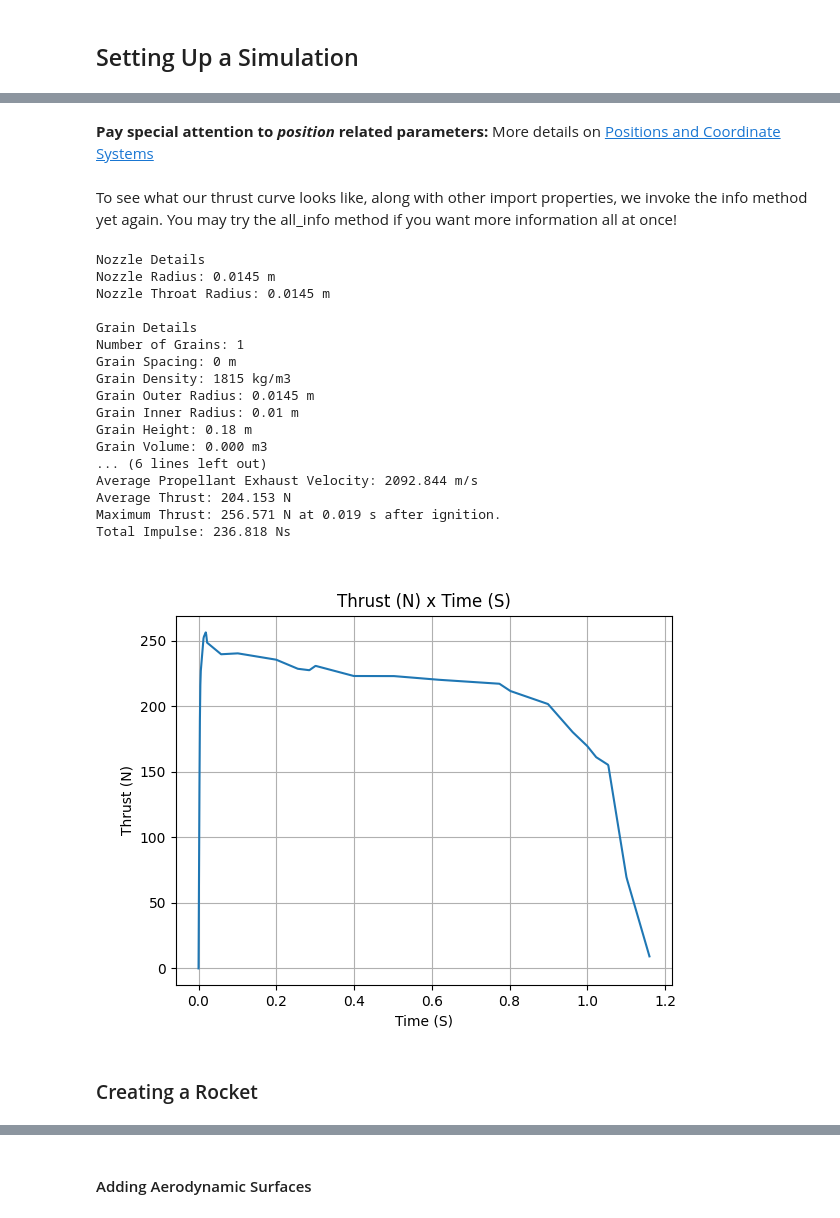
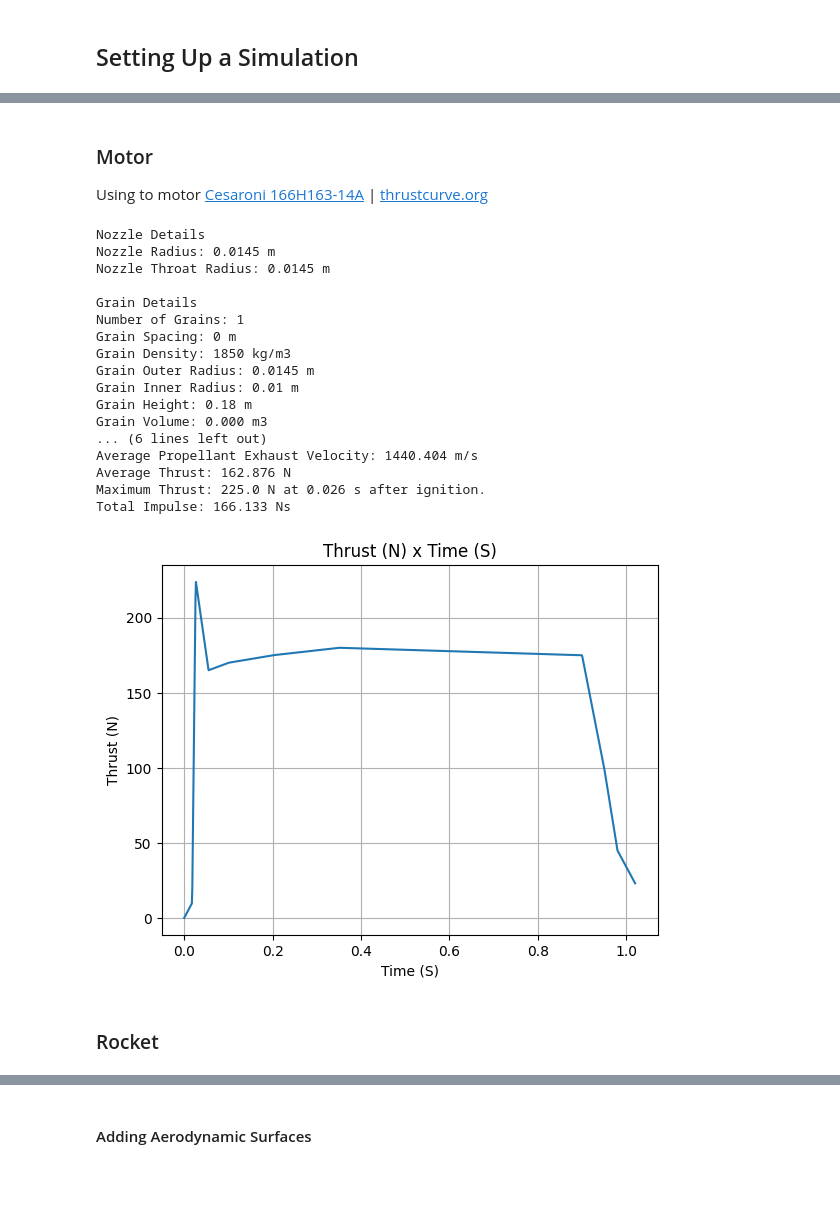
Before and after one commit to BaguetteJet/Texas-L1-H-Rocket-Simulation, a Jupyter notebook: TexasL1.ipynb, the cells around one changed output, grey strips where cells are left out. Cells and saved outputs as stored; diff of their text form; code cells hidden in the pictures; blank space fills up the shorter version.

```diff
--- a/TexasL1.ipynb
+++ b/TexasL1.ipynb
@@ -89,49 +56,46 @@ See [Solid Motor Class Usage Docs](https://docs.rocketpy.org/en/latest/user/moto
+# %% [markdown]
+### Motor
+
+Using to motor [Cesaroni 166H163-14A](https://cesaroni.net/products/p29-3g/166h163-14a/) | [thrustcurve.org](https://www.thrustcurve.org/motors/Cesaroni/166H163-14A/)
 # %%
-# IMPORTANT: modify the file path below to match your own system
-
-AeroTechHPH195NT = SolidMotor(
-    thrust_source="data\motors\AeroTech_HP-H195NT.eng",
-    dry_mass=0.115,# kg
-    dry_inertia=(0.01, 0.01, 0.002),#
-    nozzle_radius=14.5 / 1000,# m
-    grain_number=1,#
-    grain_density=1815, # kg/m^3
-    grain_outer_radius=14.5 / 1000,# m
-    grain_initial_inner_radius=10 / 1000,# m
-    grain_initial_height=180 / 1000,# m
-    grain_separation=0,#
-    grains_center_of_mass_position=0.1,#
-    center_of_dry_mass_position=0.1,#
-    nozzle_position=0,#
-    burn_time=1.16,#
-    throat_radius=14.5 / 1000,#
+Cesaroni166H163 = SolidMotor(
+    thrust_source = "data/motors/Cesaroni_166H163-14A.eng",
+    dry_mass = 0.109, # kg (total 0.187 kg - propellant 0.078 kg)
+    dry_inertia = (0.01, 0.01, 0.002),
+    nozzle_radius = 0.0145, # m
+    grain_number = 1,
+    grain_density = 1850, # kg/m^3
+    grain_outer_radius = 0.0145, # m
+    grain_initial_inner_radius=0.01, # m
+    grain_initial_height = 0.18, # m
+    grain_separation = 0,
+    grains_center_of_mass_position = 0.1,
+    center_of_dry_mass_position = 0.1,
+    nozzle_position = 0,
+    burn_time = 1.02, # s
+    throat_radius = 0.0145, # m
     coordinate_system_orientation="nozzle_to_combustion_chamber",
 )
-# %% [markdown]
-**Pay special attention to _position_ related parameters:**
-More details on [Positions and Coordinate Systems](https://docs.rocketpy.org/en/latest/user/positions.html)
-# %% [markdown]
-To see what our thrust curve looks like, along with other import properties, we invoke the info method yet again. You may try the all_info method if you want more information all at once!
 # %%
-AeroTechHPH195NT.info()
+Cesaroni166H163.info()
 # %% [output]
 Nozzle Details
 Nozzle Radius: 0.0145 m
 Nozzle Throat Radius: 0.0145 m
 
 Grain Details
 Number of Grains: 1
 Grain Spacing: 0 m
-Grain Density: 1815 kg/m3
+Grain Density: 1850 kg/m3
 Grain Outer Radius: 0.0145 m
 Grain Inner Radius: 0.01 m
 Grain Height: 0.18 m
 Grain Volume: 0.000 m3
 ... (6 lines left out)
-Average Propellant Exhaust Velocity: 2092.844 m/s
-Average Thrust: 204.153 N
-Maximum Thrust: 256.571 N at 0.019 s after ignition.
-Total Impulse: 236.818 Ns
+Average Propellant Exhaust Velocity: 1440.404 m/s
+Average Thrust: 162.876 N
+Maximum Thrust: 225.0 N at 0.026 s after ignition.
+Total Impulse: 166.133 Ns
-[figure, old version]
+[figure, new version]
 # %% [markdown]
-### Creating a Rocket
+### Rocket
```
Also changed, not shown: parts of 48 cells of this notebook, 13 other files.
